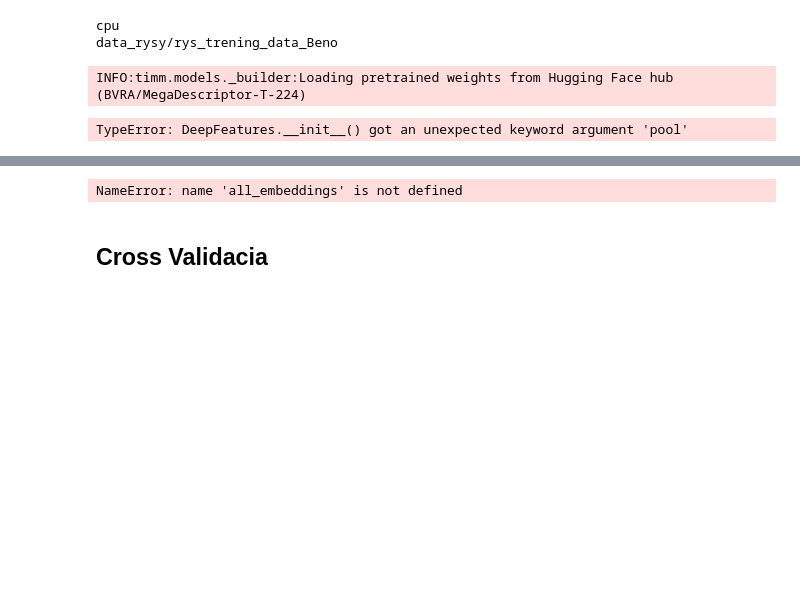
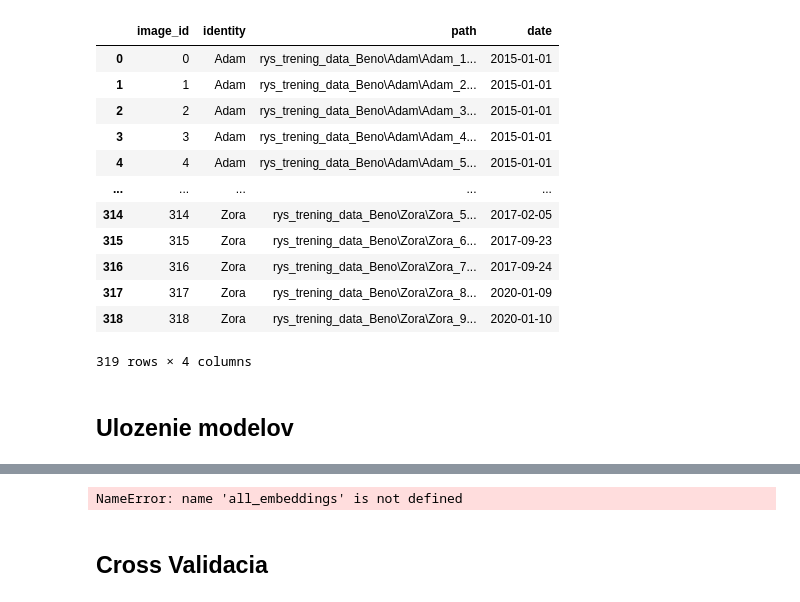
Before and after one commit to PavolLucina/BP, a Jupyter notebook: main_rysy.ipynb, the cells around one changed output, grey strips where cells are left out. Drawn from its saved outputs; the diff is of its cells as text; code cells hidden in the pictures; blank space fills up the shorter version.

```diff
--- a/main_rysy.ipynb
+++ b/main_rysy.ipynb
@@ -40,6 +40,22 @@ transform384 = T.Compose([
 # from collections import Counter
 # Counter(metadata_transformed.df['identity'])
 metadata_transformed = Lynx('data_rysy/rys_trening_data_Beno')
+# %%
+metadata_transformed.df
+# %% [output]
+|  | image_id | identity | path | date |
+| 0 | 0 | Adam | rys_trening_data_Beno\Adam\Adam_1... | 2015-01-01 |
+| 1 | 1 | Adam | rys_trening_data_Beno\Adam\Adam_2... | 2015-01-01 |
+| 2 | 2 | Adam | rys_trening_data_Beno\Adam\Adam_3... | 2015-01-01 |
+| 3 | 3 | Adam | rys_trening_data_Beno\Adam\Adam_4... | 2015-01-01 |
+| 4 | 4 | Adam | rys_trening_data_Beno\Adam\Adam_5... | 2015-01-01 |
+| ... | ... | ... | ... | ... |
+| 314 | 314 | Zora | rys_trening_data_Beno\Zora\Zora_5... | 2017-02-05 |
+| 315 | 315 | Zora | rys_trening_data_Beno\Zora\Zora_6... | 2017-09-23 |
+| 316 | 316 | Zora | rys_trening_data_Beno\Zora\Zora_7... | 2017-09-24 |
+| 317 | 317 | Zora | rys_trening_data_Beno\Zora\Zora_8... | 2020-01-09 |
+| 318 | 318 | Zora | rys_trening_data_Beno\Zora\Zora_9... | 2020-01-10 |
+319 rows × 4 columns
 # %%
 def create_WildlifeDatasets(dataset_database_df, dataset_query_df, transform):
     return (WildlifeDataset(
@@ -76,61 +92,5 @@ def get_similarity(dataset_database, dataset_query, extractor):
     database = extractor(dataset_database)
     similarity_function = CosineSimilarity()
     return similarity_function(query, database)
-# %%
-# Device configuration
-if __name__ == '__main__':
-    device = torch.device("cuda" if torch.cuda.is_available() else "cpu")
-    print(device)
-    # exit()
-    dataset_versions = ['', '_detected', '_detected_manual']
-    # descriptor_versions = ['-T-224', '-S-224', '-B-224', '-L-384']
-    descriptor_versions = [ '-T-224']
-
-    for dataset_version, descriptor_version in product(dataset_versions, descriptor_versions):
-
-        # Load metadata pointing to transformed images
-        print(f'data_rysy/rys_trening_data_Beno{dataset_version}')
-        metadata_transformed = Lynx(f'data_rysy/rys_trening_data_Beno{dataset_version}')
-
-        # Define transform with ToTensor and Normalize only
-        # multicrop_transform = make_multicrop_transform(5, 'mean', 224)
-        transform = transform224 if descriptor_version.endswith('-224') else transform384
-
-        dataset_database_df, dataset_query_df = proportional_split(metadata_transformed.df, query_ratio=0.2)
-        dataset_database, dataset_query = create_WildlifeDatasets(dataset_database_df, dataset_query_df, transform)
-
-        name = 'hf-hub:BVRA/MegaDescriptor' + descriptor_version
-        extractor = DeepFeatures(timm.create_model(name, num_classes=0, pretrained=True), batch_size=16, device=str(device), num_workers=0, pool='max')
-
-        # evaluate_accuracy(dataset_database, dataset_query, extractor, 0.2)
-        query = extractor(dataset_query)       # shape (N_query, K)
-        database = extractor(dataset_database) # shape (N_db, K)
-
-        # If `query` and `database` are numpy arrays, convert them:
-        query_tensor = torch.from_numpy(query)
-        database_tensor = torch.from_numpy(database)
-
-        # Combine into one tensor
-        all_embeddings = torch.cat([query_tensor, database_tensor], dim=0)
-
-        # Save to emb.pt
-        descriptor_abb = descriptor_version[-5:]
-        torch.save(all_embeddings, f"saved_models/{descriptor_abb}/embeddings/emb{dataset_version}.pt")
-
-        # Suppose this column contains class names
-        labels = metadata_transformed.df["identity"].values
-
-        # Encode text labels -> integers
-        from sklearn.preprocessing import LabelEncoder
-        encoder = LabelEncoder()
-        label_ids = encoder.fit_transform(labels)
-
-        # Save both
-        torch.save(label_ids, f"saved_models/{descriptor_abb}/labels/labels{dataset_version}.pt")
-        joblib.dump(encoder, f"saved_models/{descriptor_abb}/label_encoders/label_encoder{dataset_version}.pkl")
-        print(f"Saved embeddings and labels for dataset version {dataset_version} and descriptor {descriptor_version}.")
-# %% [output]
-cpu
-data_rysy/rys_trening_data_Beno
-INFO:timm.models._builder:Loading pretrained weights from Hugging Face hub (BVRA/MegaDescriptor-T-224)
-TypeError: DeepFeatures.__init__() got an unexpected keyword argument 'pool'
+# %% [markdown]
+## Ulozenie modelov
```
Also changed, not shown: parts of 15 cells of this notebook, 11 other files.
